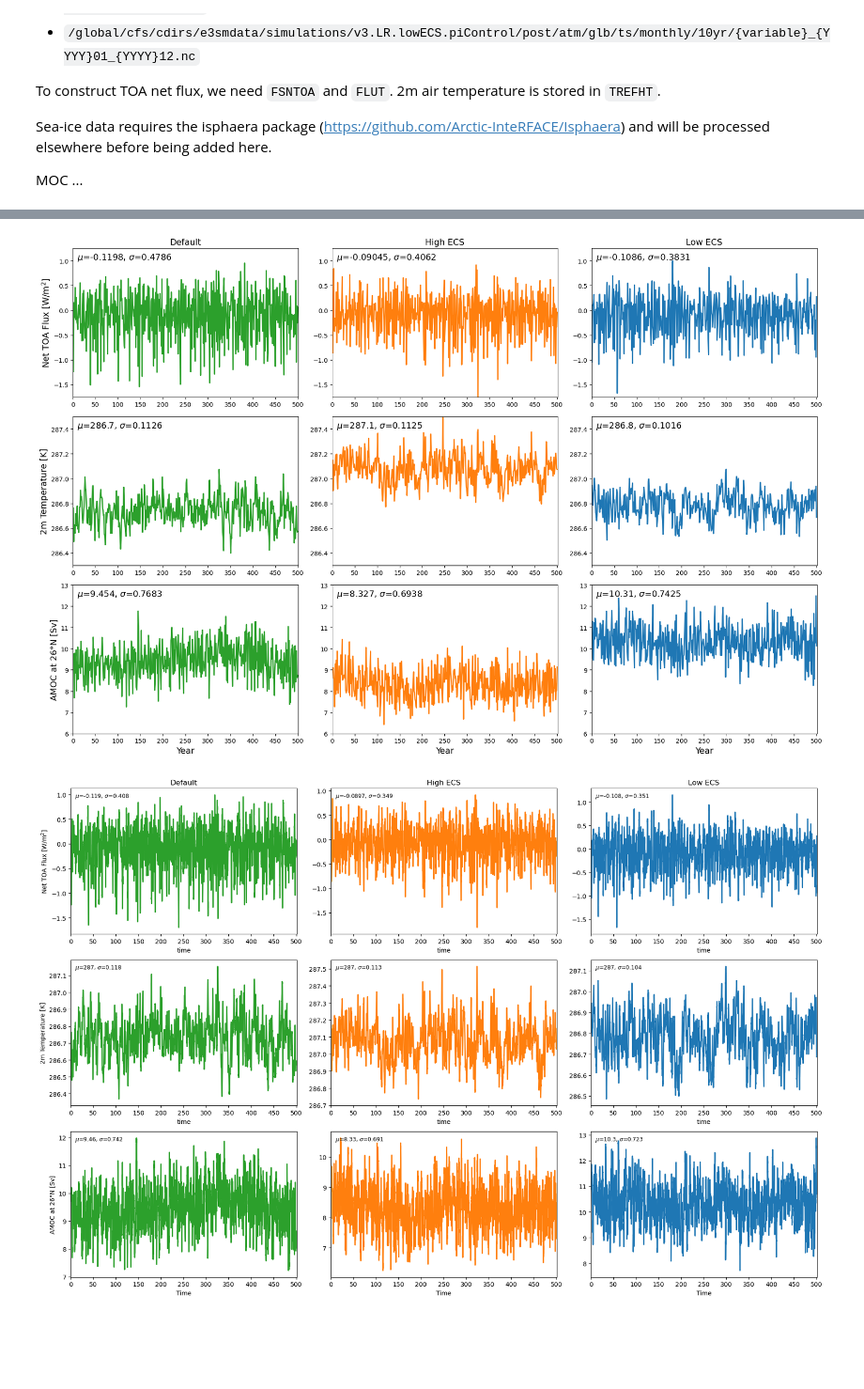
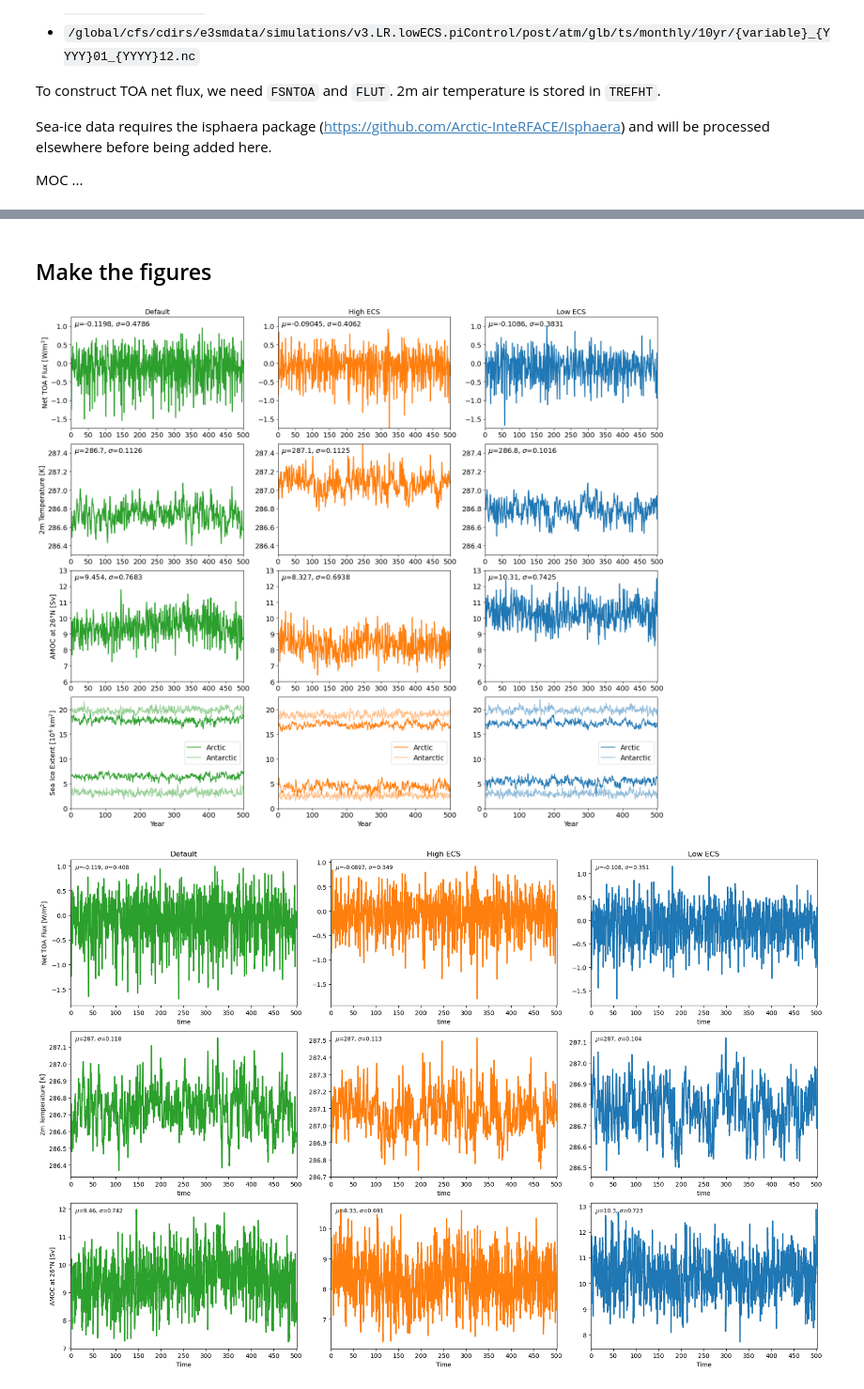
Before and after one commit to beharrop/E3SMv3-XLE-analysis, a Jupyter notebook: piControl_figures.ipynb, the cells around one changed output, grey strips where cells are left out. Shown at 94% size. Cells and saved outputs as stored; diff of their text form; code cells hidden in the pictures; blank space fills up the shorter version.

Commit message:
Update piControl_figures notebook, add in scripts to process the daily timeseries data from the raw outputs

```diff
--- a/piControl_figures.ipynb
+++ b/piControl_figures.ipynb
@@ -156,0 +386,20 @@ moc_rm     = {k: to_year_frac(da, dim='Time') for k, da in moc_rm.items()}
+# %%
+# The axes in out[1] are layout placeholders; the plotted axes live in the figure (out[0]).
+# axes[0] = Annual minimum (blue), axes[1] = Annual maximum (orange) — these are the two
+# distinct lines from the original plot, drawn in separate subplot panels.
+fig_src_axes = si_out_highECS[0].get_axes()
+
+fig, ax = plt.subplots()
+for ax_src in fig_src_axes[:4]:  # first two panels: min and max NH, then last two panels: min and max SH
+    ln = ax_src.lines[2]
+    ax.plot(ln.get_xdata()[0:500], ln.get_ydata()[0:500],
+            color=ln.get_color(),
+            linestyle=ln.get_linestyle(),
+            linewidth=ln.get_linewidth(),
+            label=ln.get_label())
+
+ax.set_xlabel(fig_src_axes[0].get_xlabel())
+ax.set_ylabel(fig_src_axes[0].get_ylabel())
+ax.legend()
+plt.tight_layout()
+plt.show()
@@ -157,3 +408,5 @@ moc_rm     = {k: to_year_frac(da, dim='Time') for k, da in moc_rm.items()}
+# %% [markdown]
+## Make the figures
 # %%
 colors     = sns.color_palette('tab10', n_colors=3)
 linewidth  = 2
@@ -166,7 +419,7 @@ plot_deets = dict(
 )
 # %%
 
-fig, axs = plt.subplots(nrows=3, ncols=3, figsize=(18, 12))
+fig, axs = plt.subplots(nrows=4, ncols=3, figsize=(18, 15))
 
 sims_order = ['ctrl', 'high', 'low']
 atm_rows = [
@@ -186,35 +439,65 @@ for row, (var, row_title, ylabel, ylims, dsets) in enumerate(atm_rows):
         ax.text(0.02, 0.97,
                 f'$\mu$={mean_val:.4g}, $\sigma$={std_val:.4g}',
                 transform=ax.transAxes, ha='left', va='top',
                 fontsize=fontsize, clip_on=False)
         ax.set_title(plot_deets[sim_key]['label'] if row == 0 else '', fontsize=fontsize)
         ax.set_ylabel(f'{row_title} [{ylabel}]' if col == 0 else '', fontsize=fontsize)
         ax.set_xlabel('', fontsize=fontsize)
         ax.set_xticks(np.arange(0, 501, 50))
         ax.set_xlim(0, 501)
         ax.set_ylim(ylims)
 
 # MOC row (row 2)
 for col, (sim_key, moc_ds) in enumerate(zip(sims_order, moc_datasets)):
     ax = axs[2, col]
     data = moc_ds#['mocAtlantic26']
     data.plot(ax=ax, **plot_deets[sim_key])
     mean_val = float(data.mean())
     std_val  = float(data.std())
     ax.text(0.02, 0.97,
             f'$\mu$={mean_val:.4g}, $\sigma$={std_val:.4g}',
             transform=ax.transAxes, ha='left', va='top',
             fontsize=fontsize, clip_on=False)
     ax.set_title('', fontsize=fontsize)
     ax.set_ylabel('AMOC at 26°N [Sv]' if col == 0 else '', fontsize=fontsize)
-    ax.set_xlabel('Year', fontsize=fontsize)
+    ax.set_xlabel('', fontsize=fontsize)
     ax.set_xticks(np.arange(0, 501, 50))
     ax.set_xlim(0, 501)
     ax.set_ylim(6, 13)
 
+# Sea-ice (row 3)
+for col, (sim_key, si_out) in enumerate(zip(sims_order, [si_out_default, si_out_highECS, si_out_lowECS])):
+    ax = axs[3, col]
+    fig_src_axes = si_out[0].get_axes()
+
+    for iax, ax_src in enumerate(fig_src_axes[:4]):  # first two panels: min and max NH, then last two panels: min and max SH
+        if iax < 2:
+            region = 'Arctic'
+            alpha  = plot_deets[sim_key]['alpha']
+        else:
+            region = 'Antarctic'
+            alpha  = 0.5 * plot_deets[sim_key]['alpha']
+        ln = ax_src.lines[2]
+        ax.plot(ln.get_xdata()[0:500], ln.get_ydata()[0:500],
+                color=plot_deets[sim_key]['color'],
+                linestyle=ln.get_linestyle(),
+                linewidth=ln.get_linewidth(),
+                label=region if iax%2 == 0 else None, # Only label the first line for legend
+                alpha=alpha)
+    ax.set_xlabel(fig_src_axes[0].get_xlabel())
+    ax.set_ylabel(fig_src_axes[0].get_ylabel())
+    ax.legend(fontsize=fontsize)
+    ax.set_xlim(0, 501)
+    ax.set_ylim(0, 22.5)
+    ax.set_ylabel('Sea Ice Extent [10$^6$ km$^2$]' if col == 0 else '', fontsize=fontsize)
+    ax.set_xlabel('Year', fontsize=fontsize)
+
+for ax in axs.ravel():
+    ax.tick_params(axis='both', which='major', labelsize=fontsize)
+
 fig.tight_layout()
 # %% [output]
-[figure, old version]
+[figure, new version]
 # %%
 
 fig, axs = plt.subplots(nrows=3, ncols=3, figsize=(18, 12))
```
Also changed, not shown: parts of 5 cells of this notebook, 2 other files.
